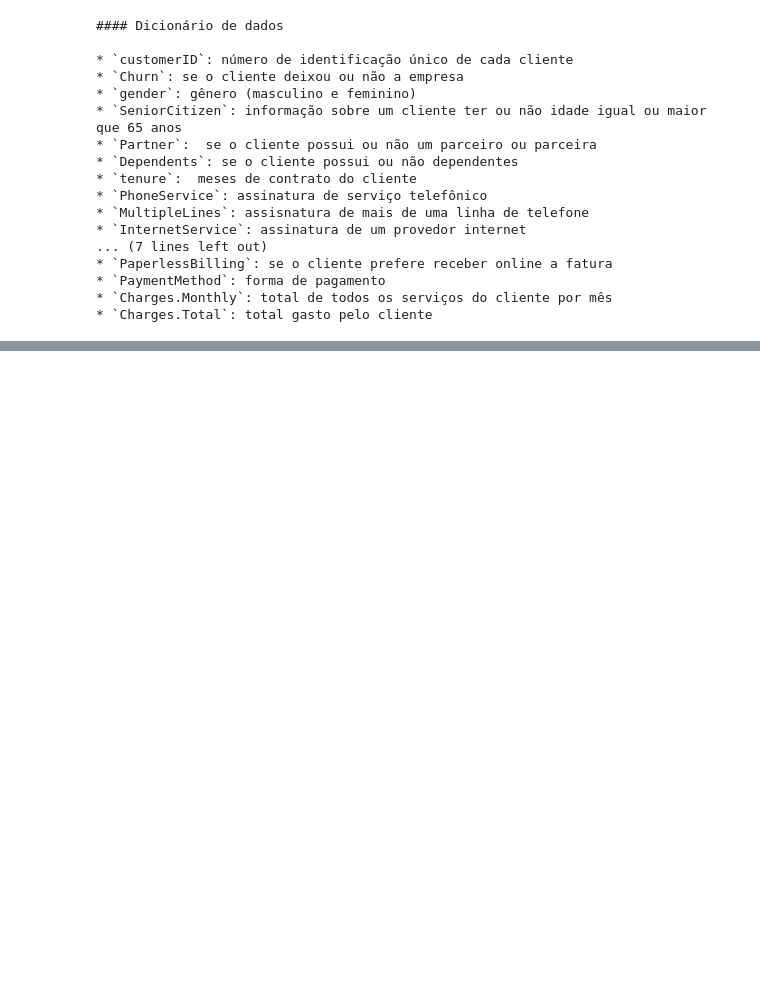
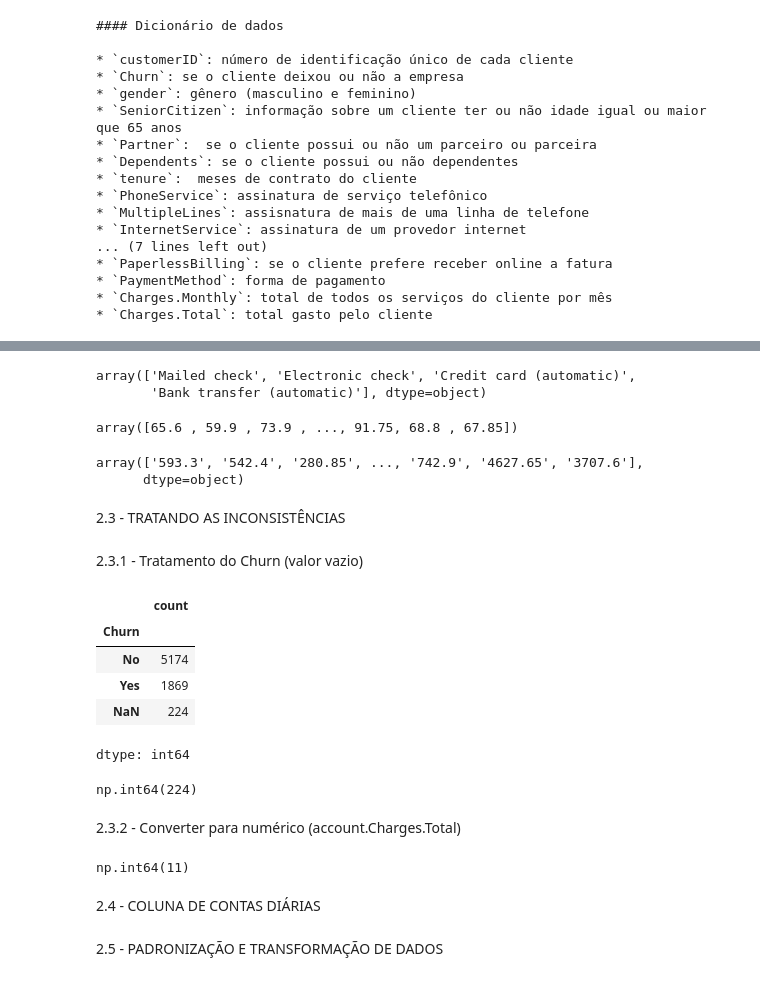
Before and after one commit to jcmaiolo/Challenge-churn-de-clientes, a Jupyter notebook: TelecomX_BR.ipynb, the cells around one changed output, grey strips where cells are left out. Saved outputs shown, nothing was run; the diff lists cells and outputs as text; code cells hidden in the pictures; blank space fills up the shorter version.

```diff
--- a/TelecomX_BR.ipynb
+++ b/TelecomX_BR.ipynb
@@ -117,0 +276,51 @@ print(requests.get(dic_url).text)
+# %%
+df['account.PaymentMethod'].unique()
+# %% [output]
+array(['Mailed check', 'Electronic check', 'Credit card (automatic)',
+       'Bank transfer (automatic)'], dtype=object)
+# %%
+df['account.Charges.Monthly'].unique()
+# %% [output]
+array([65.6 , 59.9 , 73.9 , ..., 91.75, 68.8 , 67.85])
+# %%
+df['account.Charges.Total'].unique()
+# %% [output]
+array(['593.3', '542.4', '280.85', ..., '742.9', '4627.65', '3707.6'],
+      dtype=object)
+# %% [markdown]
+2.3 - TRATANDO AS INCONSISTÊNCIAS
+# %% [markdown]
+2.3.1 - Tratamento do Churn (valor vazio)
+# %%
+# Contagem de valores da coluna Churn (incluindo ausentes)
+df['Churn'].value_counts(dropna=False)
+# %% [output]
+|  | count |
+| Churn |  |
+| No | 5174 |
+| Yes | 1869 |
+| NaN | 224 |
+dtype: int64
+# %%
+# transformar '' em valor ausente (NaN)
+import numpy as np
+
+df['Churn'] = df['Churn'].replace('', np.nan)
+df['Churn'].isna().sum()
+# %% [output]
+np.int64(224)
+# %% [markdown]
+2.3.2 - Converter para numérico (account.Charges.Total)
+# %%
+# transformar valores numéricos que estão como texto (object) em número, e também vazio e invalidos.
+df['account.Charges.Total'] = pd.to_numeric(
+      df['account.Charges.Total'],
+          errors='coerce'
+          )
+df['account.Charges.Total'].isna().sum()
+# %% [output]
+np.int64(11)
+# %% [markdown]
+2.4 - COLUNA DE CONTAS DIÁRIAS
+# %% [markdown]
+2.5 - PADRONIZAÇÃO E TRANSFORMAÇÃO DE DADOS
```
Also changed, not shown: parts of 45 cells of this notebook.
